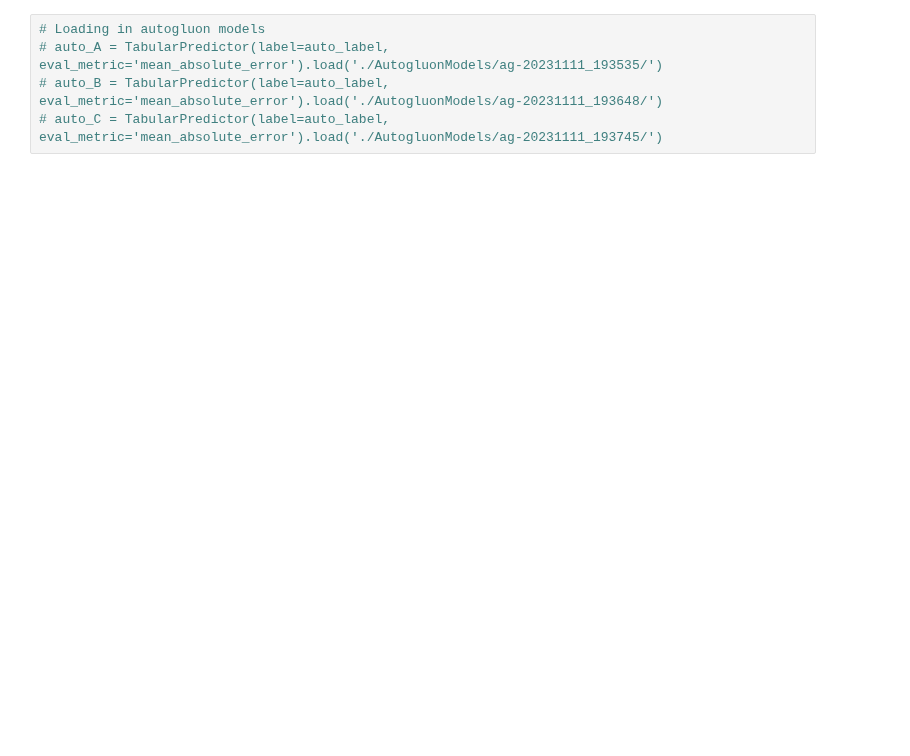
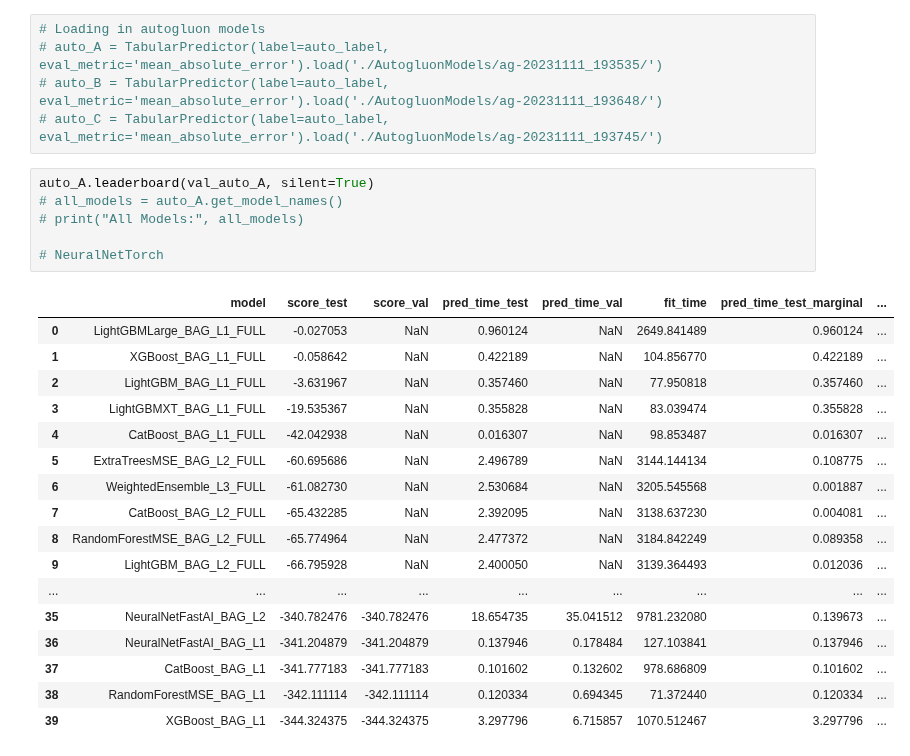
Before and after one commit to TDT4173-MPC/TDT4173-MPC, a Jupyter notebook: Mathias/models/manual_stack.ipynb, the cells around one changed output. Saved outputs shown, nothing was run; the diff lists cells and outputs as text; blank space fills up the shorter version.

```diff
--- a/Mathias/models/manual_stack.ipynb
+++ b/Mathias/models/manual_stack.ipynb
@@ -408,3 +709,27 @@ TabularPredictor saved. To load, use: predictor = TabularPredictor.load("Autoglu
 # auto_A = TabularPredictor(label=auto_label, eval_metric='mean_absolute_error').load('./AutogluonModels/ag-20231111_193535/')
 # auto_B = TabularPredictor(label=auto_label, eval_metric='mean_absolute_error').load('./AutogluonModels/ag-20231111_193648/')
 # auto_C = TabularPredictor(label=auto_label, eval_metric='mean_absolute_error').load('./AutogluonModels/ag-20231111_193745/')
+# %%
+auto_A.leaderboard(val_auto_A, silent=True)
+# all_models = auto_A.get_model_names()
+# print("All Models:", all_models)
+
+# NeuralNetTorch
+# %% [output]
+|  | model | score_test | score_val | pred_time_test | pred_time_val | fit_time | pred_time_test_marginal | ... |
+| 0 | LightGBMLarge_BAG_L1_FULL | -0.027053 | NaN | 0.960124 | NaN | 2649.841489 | 0.960124 | ... |
+| 1 | XGBoost_BAG_L1_FULL | -0.058642 | NaN | 0.422189 | NaN | 104.856770 | 0.422189 | ... |
+| 2 | LightGBM_BAG_L1_FULL | -3.631967 | NaN | 0.357460 | NaN | 77.950818 | 0.357460 | ... |
+| 3 | LightGBMXT_BAG_L1_FULL | -19.535367 | NaN | 0.355828 | NaN | 83.039474 | 0.355828 | ... |
+| 4 | CatBoost_BAG_L1_FULL | -42.042938 | NaN | 0.016307 | NaN | 98.853487 | 0.016307 | ... |
+| 5 | ExtraTreesMSE_BAG_L2_FULL | -60.695686 | NaN | 2.496789 | NaN | 3144.144134 | 0.108775 | ... |
+| 6 | WeightedEnsemble_L3_FULL | -61.082730 | NaN | 2.530684 | NaN | 3205.545568 | 0.001887 | ... |
+| 7 | CatBoost_BAG_L2_FULL | -65.432285 | NaN | 2.392095 | NaN | 3138.637230 | 0.004081 | ... |
+| 8 | RandomForestMSE_BAG_L2_FULL | -65.774964 | NaN | 2.477372 | NaN | 3184.842249 | 0.089358 | ... |
+| 9 | LightGBM_BAG_L2_FULL | -66.795928 | NaN | 2.400050 | NaN | 3139.364493 | 0.012036 | ... |
+| ... | ... | ... | ... | ... | ... | ... | ... | ... |
+| 35 | NeuralNetFastAI_BAG_L2 | -340.782476 | -340.782476 | 18.654735 | 35.041512 | 9781.232080 | 0.139673 | ... |
+| 36 | NeuralNetFastAI_BAG_L1 | -341.204879 | -341.204879 | 0.137946 | 0.178484 | 127.103841 | 0.137946 | ... |
+| 37 | CatBoost_BAG_L1 | -341.777183 | -341.777183 | 0.101602 | 0.132602 | 978.686809 | 0.101602 | ... |
+| 38 | RandomForestMSE_BAG_L1 | -342.111114 | -342.111114 | 0.120334 | 0.694345 | 71.372440 | 0.120334 | ... |
+| 39 | XGBoost_BAG_L1 | -344.324375 | -344.324375 | 3.297796 | 6.715857 | 1070.512467 | 3.297796 | ... |
```
Also changed, not shown: parts of 15 cells of this notebook, 31 other files.
